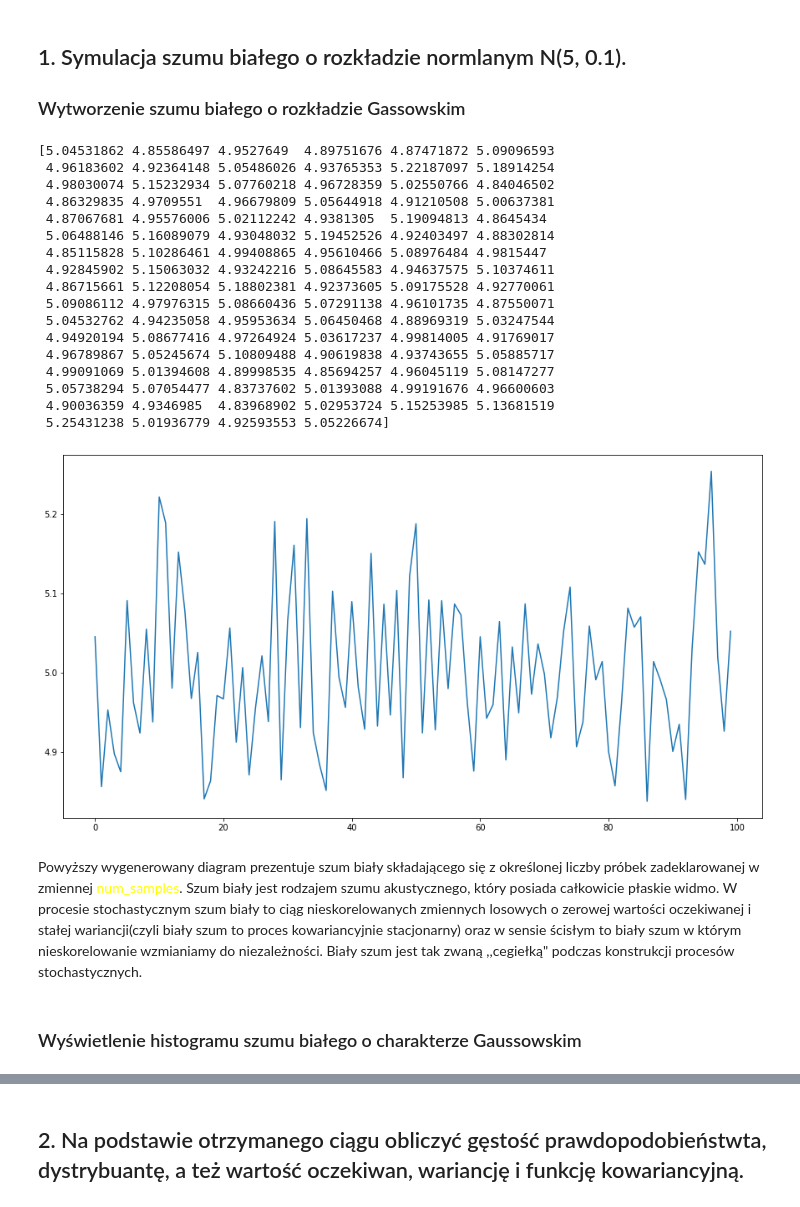
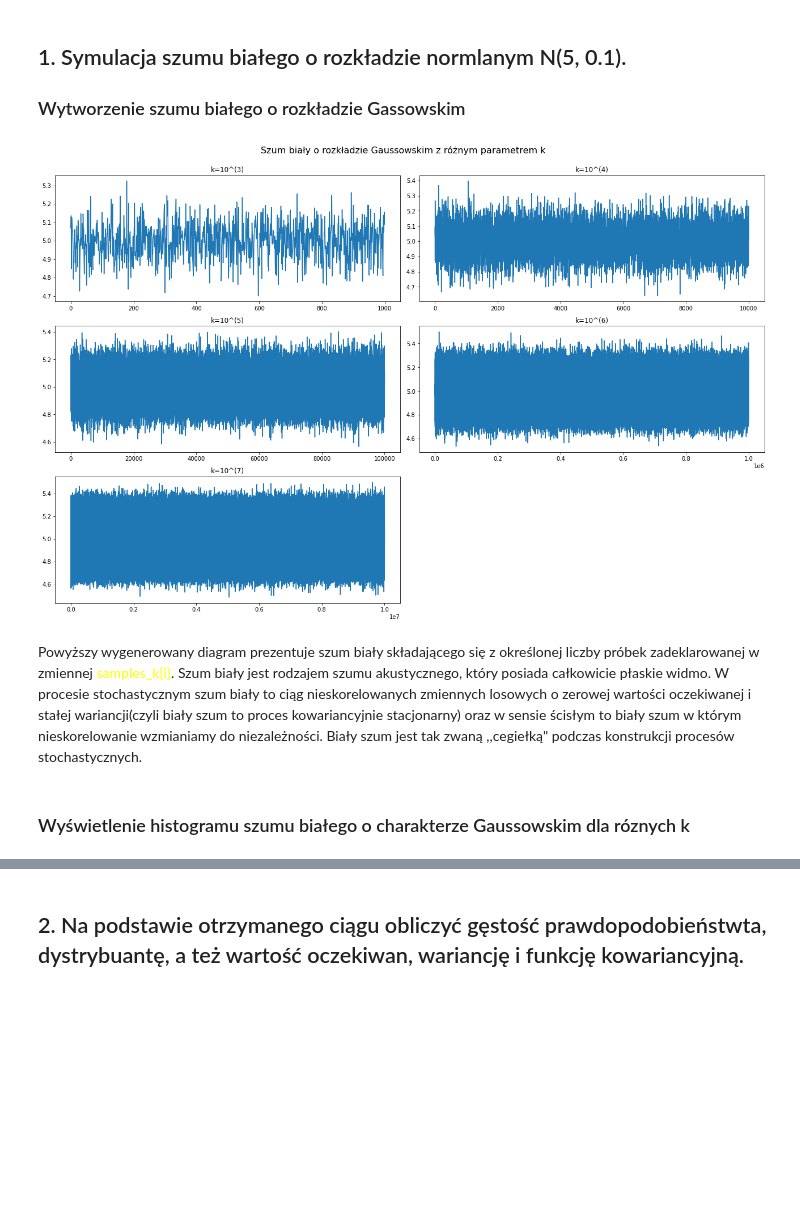
Before and after one commit to MaciejSzerwinski/Stochastic_Process, a Jupyter notebook: main.ipynb, the cells around one changed output, grey strips where cells are left out. Drawn from its saved outputs; the diff is of its cells as text; code cells hidden in the pictures; blank space fills up the shorter version.

```diff
--- a/main.ipynb
+++ b/main.ipynb
@@ -23,40 +23,48 @@ import pandas  as pd
 # %% [markdown]
 ## 1. Symulacja szumu białego o rozkładzie normlanym N(5, 0.1).
 ### Wytworzenie szumu białego o rozkładzie Gassowskim
-# %%
-mu = 5
-sigma = 0.1
-num_samples = 100
-samples = np.random.normal(mu, sigma, size=num_samples)
-
-print(samples)
-
-source = {"samples_value": samples}
-df= pd.DataFrame(source)
-
-plt.figure(figsize=(15,8))
-plt.plot(samples)
-plt.show()
-# %% [output]
-[5.04531862 4.85586497 4.9527649  4.89751676 4.87471872 5.09096593
- 4.96183602 4.92364148 5.05486026 4.93765353 5.22187097 5.18914254
- 4.98030074 5.15232934 5.07760218 4.96728359 5.02550766 4.84046502
- 4.86329835 4.9709551  4.96679809 5.05644918 4.91210508 5.00637381
- 4.87067681 4.95576006 5.02112242 4.9381305  5.19094813 4.8645434
- 5.06488146 5.16089079 4.93048032 5.19452526 4.92403497 4.88302814
- 4.85115828 5.10286461 4.99408865 4.95610466 5.08976484 4.9815447
- 4.92845902 5.15063032 4.93242216 5.08645583 4.94637575 5.10374611
- 4.86715661 5.12208054 5.18802381 4.92373605 5.09175528 4.92770061
- 5.09086112 4.97976315 5.08660436 5.07291138 4.96101735 4.87550071
- 5.04532762 4.94235058 4.95953634 5.06450468 4.88969319 5.03247544
- 4.94920194 5.08677416 4.97264924 5.03617237 4.99814005 4.91769017
- 4.96789867 5.05245674 5.10809488 4.90619838 4.93743655 5.05885717
- 4.99091069 5.01394608 4.89998535 4.85694257 4.96045119 5.08147277
- 5.05738294 5.07054477 4.83737602 5.01393088 4.99191676 4.96600603
- 4.90036359 4.9346985  4.83968902 5.02953724 5.15253985 5.13681519
- 5.25431238 5.01936779 4.92593553 5.05226674]
-[figure, removed]
+# %%
+#Default parameters to describe white noise
+mu = 5
+sigma = 0.1
+k_1 = pow(10,3)     #Amount of samples to generate white noise
+k_2 = pow(10,4)
+k_3 = pow(10,5)
+k_4 = pow(10,6)
+k_5 = pow(10,7)
+
+samples_k_1 = np.random.normal(mu, sigma, size=k_1)
+samples_k_2 = np.random.normal(mu, sigma, size=k_2)
+samples_k_3 = np.random.normal(mu, sigma, size=k_3)
+samples_k_4 = np.random.normal(mu, sigma, size=k_4)
+samples_k_5 = np.random.normal(mu, sigma, size=k_5)
+
+fig, axarr = plt.subplots(3, 2)
+fig.set_figheight(12)
+fig.set_figwidth(18)
+fig.suptitle("Szum biały o rozkładzie Gaussowskim z różnym parametrem k", fontsize=16)
+
+axarr[0, 0].plot(samples_k_1)
+axarr[0, 0].set_title('k=10^(3)')
+axarr[0, 1].plot(samples_k_2)
+axarr[0, 1].set_title('k=10^(4)')
+axarr[1, 0].plot(samples_k_3)
+axarr[1, 0].set_title('k=10^(5)')
+axarr[1, 1].plot(samples_k_4)
+axarr[1, 1].set_title('k=10^(6)')
+axarr[2, 0].plot(samples_k_5)
+axarr[2, 0].set_title('k=10^(7)')
+axarr[2, 1].set_visible(False)
+
+# Tight layout often produces nice results
+# but requires the title to be spaced accordingly
+fig.tight_layout()
+fig.subplots_adjust(top=0.92)
+
+plt.show()
+# %% [output]
+[figure, added]
 # %% [markdown]
-Powyższy wygenerowany diagram prezentuje szum biały składającego się z określonej liczby próbek zadeklarowanej w zmiennej <font color=yellow>num_samples</font>. Szum biały jest rodzajem szumu akustycznego, który posiada całkowicie płaskie widmo. W procesie stochastycznym szum biały to ciąg nieskorelowanych zmiennych losowych o zerowej wartości oczekiwanej i stałej wariancji(czyli biały szum to proces kowariancyjnie stacjonarny) oraz w sensie ścisłym to biały szum w którym nieskorelowanie wzmianiamy do niezależności. Biały szum jest tak zwaną ,,cegiełką" podczas konstrukcji procesów stochastycznych.
+Powyższy wygenerowany diagram prezentuje szum biały składającego się z określonej liczby próbek zadeklarowanej w zmiennej <font color=yellow>samples_k{i}</font>. Szum biały jest rodzajem szumu akustycznego, który posiada całkowicie płaskie widmo. W procesie stochastycznym szum biały to ciąg nieskorelowanych zmiennych losowych o zerowej wartości oczekiwanej i stałej wariancji(czyli biały szum to proces kowariancyjnie stacjonarny) oraz w sensie ścisłym to biały szum w którym nieskorelowanie wzmianiamy do niezależności. Biały szum jest tak zwaną ,,cegiełką" podczas konstrukcji procesów stochastycznych.
 # %% [markdown]
-### Wyświetlenie histogramu szumu białego o charakterze Gaussowskim
+### Wyświetlenie histogramu szumu białego o charakterze Gaussowskim dla róznych k
```
Also changed, not shown: parts of 36 cells of this notebook.
